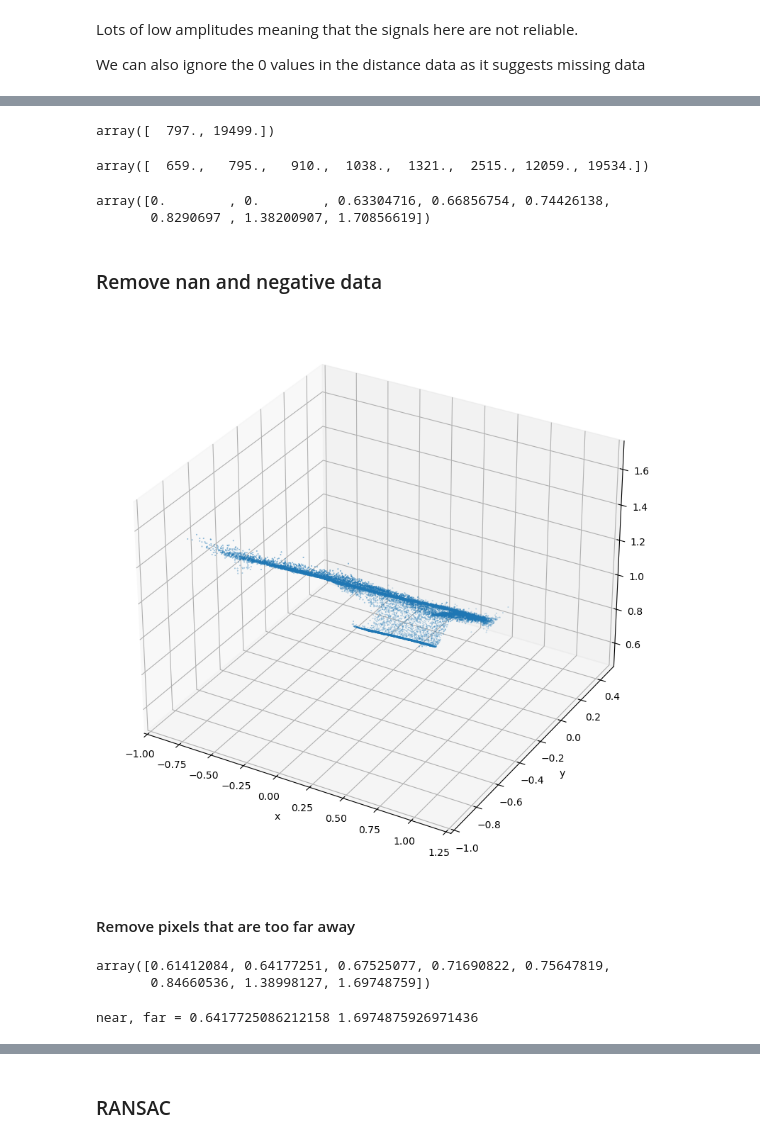
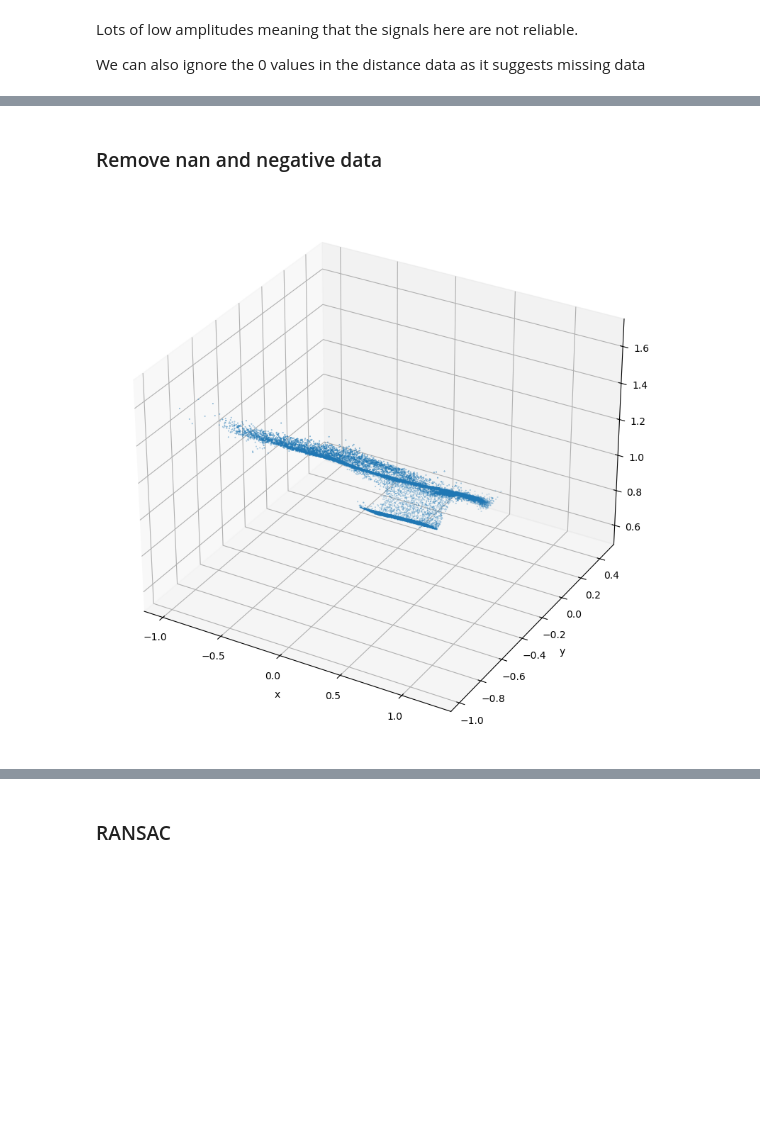
Before and after one commit to Tashhfia/Box-Size-Estimation-with-RANSAC, a Jupyter notebook: Box_Size_Estimation.ipynb, the cells around one changed output, grey strips where cells are left out. Drawn from its saved outputs; the diff is of its cells as text; code cells hidden in the pictures; blank space fills up the shorter version.

```diff
--- a/Box_Size_Estimation.ipynb
+++ b/Box_Size_Estimation.ipynb
@@ -198,6 +188,7 @@ show_diff("Mean 3×3",   distance, D_mean3)
 # %%
+# testing mean and median filters on amplitude image
 A_mean3 = uniform_filter(A, size=3)
-A_mean5 = median_filter(A, size=3)
+A_med3 = median_filter(A, size=3)
 
 fig, ax = plt.subplots(1, 3, figsize=(12, 4))
 
@@ -209,7 +200,7 @@ ax[1].imshow(A_mean3,  cmap='grey')
 ax[1].set_title("mean 3×3")
 ax[1].axis('off')
 
-ax[2].imshow(A_mean5, cmap='grey')
+ax[2].imshow(A_med3, cmap='grey')
 ax[2].set_title("median 3x3")
 ax[2].axis('off')
 
@@ -259,65 +221,35 @@ A_mean5.shape, A_mean5.max(), A_mean5.min()
-# %%
-np.percentile(A_mean5, (5, 99))
-# %% [output]
-array([  797., 19499.])
-# %%
-np.percentile(A, (1,5,10,15,25,50,90,99))
-# %% [output]
-array([  659.,   795.,   910.,  1038.,  1321.,  2515., 12059., 19534.])
-# %%
-np.percentile(D_median3, (1,5,10,15,25,50,90,99))
-# %% [output]
-array([0.        , 0.        , 0.63304716, 0.66856754, 0.74426138,
-       0.8290697 , 1.38200907, 1.70856619])
 # %% [markdown]
 ### Remove nan and negative data
 # %%
-A_new = A_mean5.astype(float)  # convert to float32 for processing
+# A_new = A_mean5.astype(float)
 
 invalid = (
     ~np.isfinite(PC).all(axis=-1) | # remove NaN in any of the X,Y,Z coords
-    (PC[:, :, 2] == 0)   |
+    (PC[:, :, 2] == 0) |            #
     ~np.isfinite(D_median3) |    # remove NaN in distance
     (D_median3 <= 0) |           # remove zero or negative distances
-    (A_new <= 0)                   # remove zero or negative amplitudes
+    (A_med3 <= 0)                   # remove zero or negative amplitudes
 )
-keep = ~invalid     # pixels to keep
+valid_mask = ~invalid     # pixels to keep
 # %%
-ii, jj = np.where(keep)
-if ii.size == 0:
+rows, cols = np.where(valid_mask)
+if rows.size == 0:
     print("No points to plot after filtering.")
 else:
     # downsample for speed
-    sel = np.random.choice(ii.size, min(20_000, ii.size), replace=False) # check back later
-    ii, jj = ii[sel], jj[sel]
+    sel = np.random.choice(rows.size, min(20_000, rows.size), replace=False)
+    rows, cols = rows[sel], cols[sel]
 
-    X = PC[ii, jj, 0]
-    Y = PC[ii, jj, 1]
-    Z = PC[ii, jj, 2]
+    X = PC[rows, cols, 0]
+    Y = PC[rows, cols, 1]
+    Z = PC[rows, cols, 2]
 
     fig = plt.figure(figsize=(8,8))
     ax = fig.add_subplot(111, projection="3d")
     ax.scatter(X, Y, Z, s=0.1)
 
     ax.set_xlabel("x"); ax.set_ylabel("y"); ax.set_zlabel("z")
 
     plt.tight_layout(); plt.show()
 # %% [output]
-[figure, old version]
+[figure, new version]
-# %% [markdown]
-#### Remove pixels that are too far away
-# %%
-adjusted_distance = D_median3[keep]
-np.percentile(adjusted_distance, (1,5,10,15,25,50,90,99))
-# %% [output]
-array([0.61412084, 0.64177251, 0.67525077, 0.71690822, 0.75647819,
-       0.84660536, 1.38998127, 1.69748759])
-# %%
-# cut off points for distance
-near, far = np.nanpercentile(adjusted_distance, (5, 99))
-print("near, far =", near, far)
-
-in_range = (D_median3 >= near) & (D_median3 <= far)
-keep2 = keep & in_range
-# %% [output]
-near, far = 0.6417725086212158 1.6974875926971436
```
Also changed, not shown: parts of 32 cells of this notebook.
